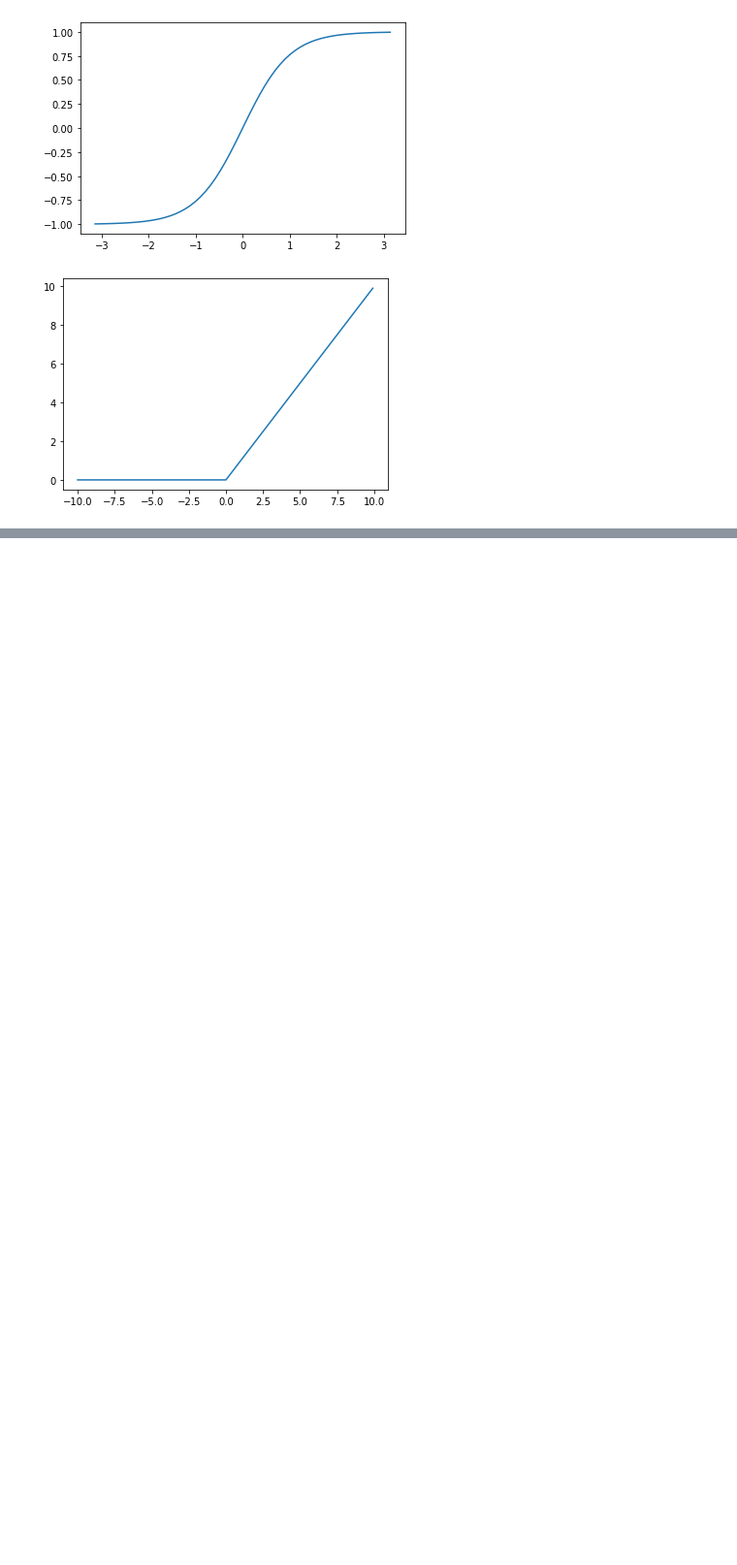
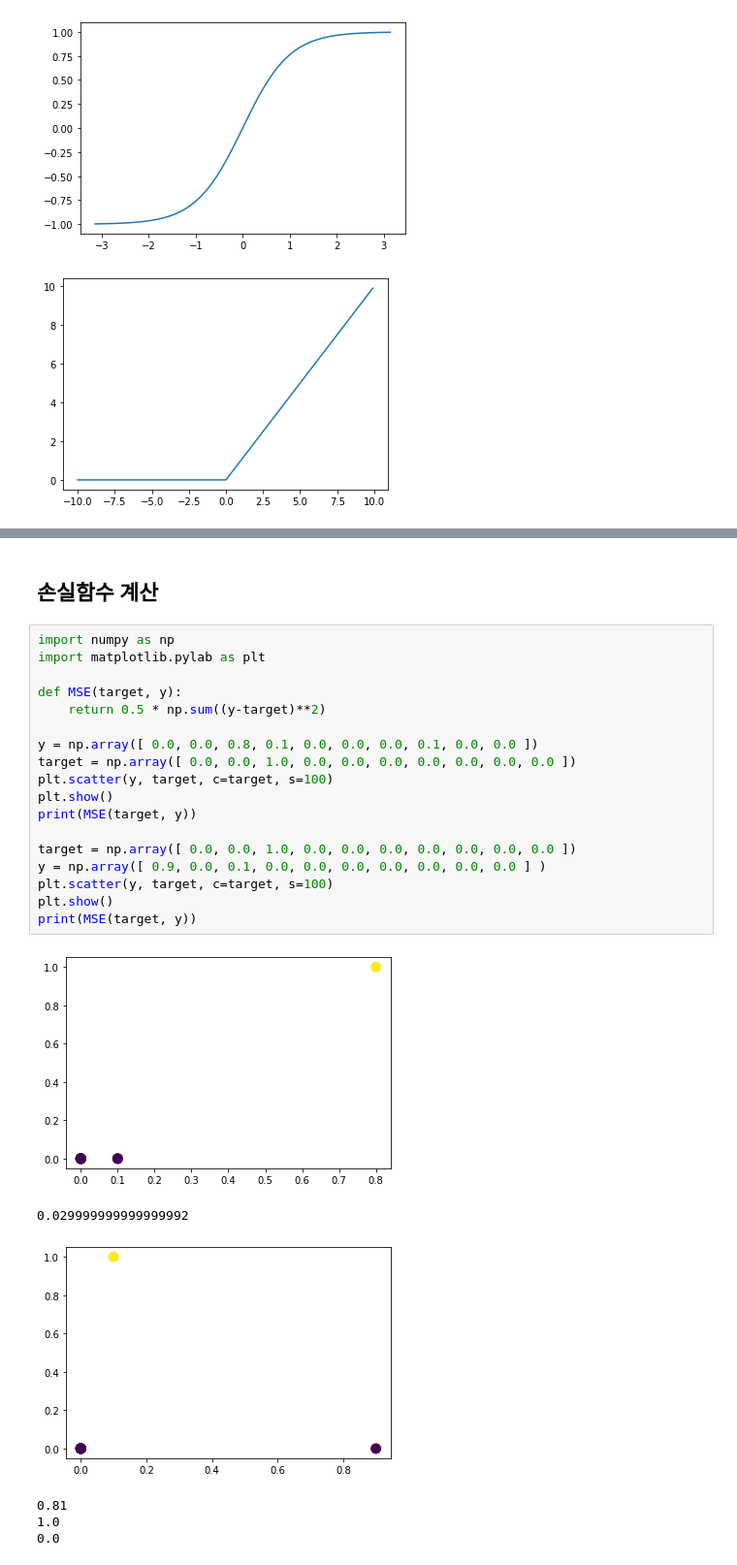
Before and after one commit to dpfpsel0622/pdm11, a Jupyter notebook: notebook/chap06_MLP.ipynb, the cells around one changed output, grey strips where cells are left out. Shown: that part at 97% size. Drawn from its saved outputs; the diff is of its cells as text; blank space fills up the shorter version.

```diff
--- a/notebook/chap06_MLP.ipynb
+++ b/notebook/chap06_MLP.ipynb
@@ -64,0 +117,27 @@ Deprecated in NumPy 1.20; for more details and guidance: https://numpy.org/devdo
+# %% [markdown]
+## 손실함수 계산
+# %%
+import numpy as np
+import matplotlib.pylab as plt
+
+def MSE(target, y):
+	return 0.5 * np.sum((y-target)**2)
+
+y = np.array([ 0.0, 0.0, 0.8, 0.1, 0.0, 0.0, 0.0, 0.1, 0.0, 0.0 ])
+target = np.array([ 0.0, 0.0, 1.0, 0.0, 0.0, 0.0, 0.0, 0.0, 0.0, 0.0 ])
+plt.scatter(y, target, c=target, s=100)
+plt.show()
+print(MSE(target, y))
+
+target = np.array([ 0.0, 0.0, 1.0, 0.0, 0.0, 0.0, 0.0, 0.0, 0.0, 0.0 ])
+y = np.array([ 0.9, 0.0, 0.1, 0.0, 0.0, 0.0, 0.0, 0.0, 0.0, 0.0 ] )
+plt.scatter(y, target, c=target, s=100)
+plt.show()
+print(MSE(target, y))
+# %% [output]
+[figure, added]
+0.029999999999999992
+[figure, added]
+0.81
+1.0
+0.0
```
Also changed, not shown: parts of 10 cells of this notebook.
